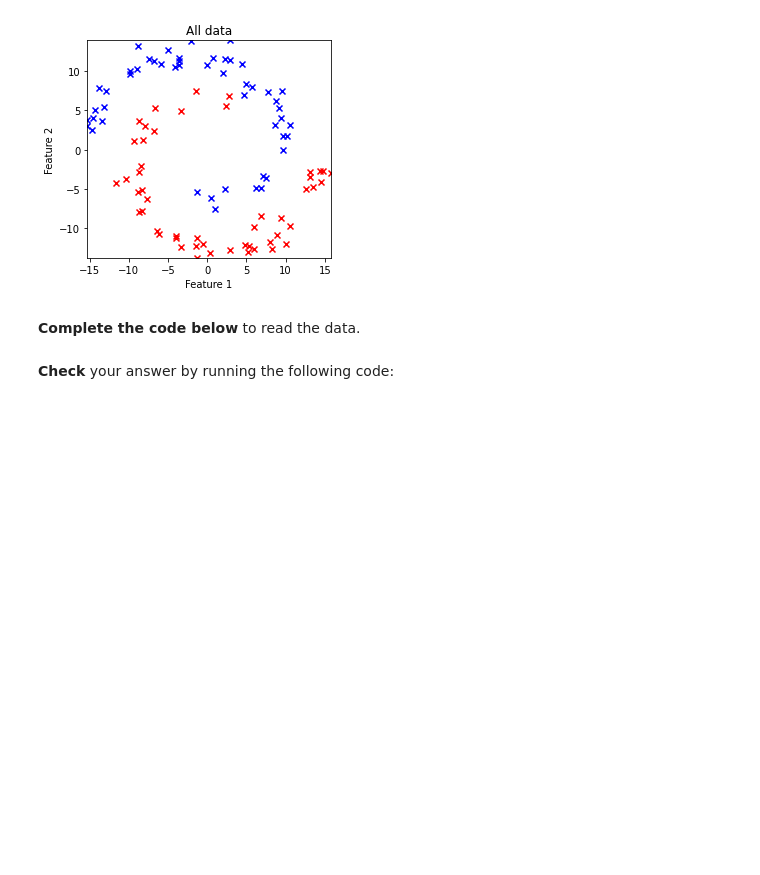
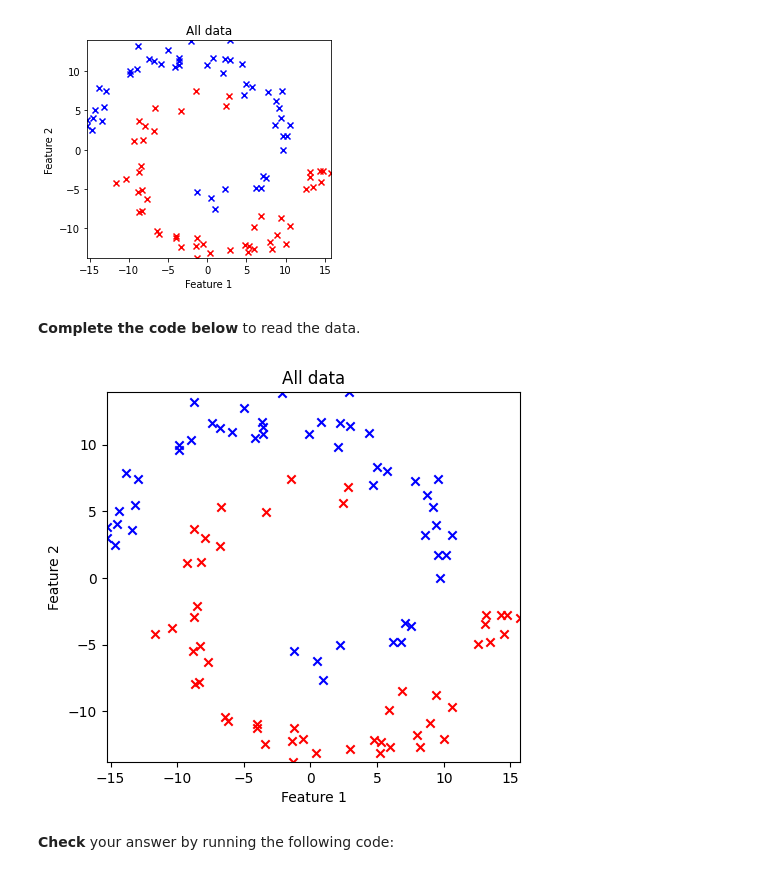
Before and after one commit to NeilTheFisher/COMP432, a Jupyter notebook: labs/Lab7_student.ipynb, the cells around one changed output. Saved outputs shown, nothing was run; the diff lists cells and outputs as text; code cells hidden in the pictures; blank space fills up the shorter version.

```diff
--- a/labs/Lab7_student.ipynb
+++ b/labs/Lab7_student.ipynb
@@ -75,16 +93,18 @@ Your plot should look like the figure below.
 **Complete the code below** to read the data.
 # %%
 # Load the data (aim for 1 line)
-data =
+data = np.loadtxt('data.csv', delimiter=',', skiprows=1)
 
 # Split the data (aim for 1 line)
-X, y =
+X, y = data[:, :-1], data[:, -1]
 
 # Plot the data
 draw_plot(X, y)
 plt.xlabel("Feature 1")
 plt.ylabel("Feature 2")
 plt.title('All data');
+# %% [output]
+[figure, added]
 # %% [markdown]
 **Check** your answer by running the following code:
 # %%
```
Also changed, not shown: parts of 12 cells of this notebook.
